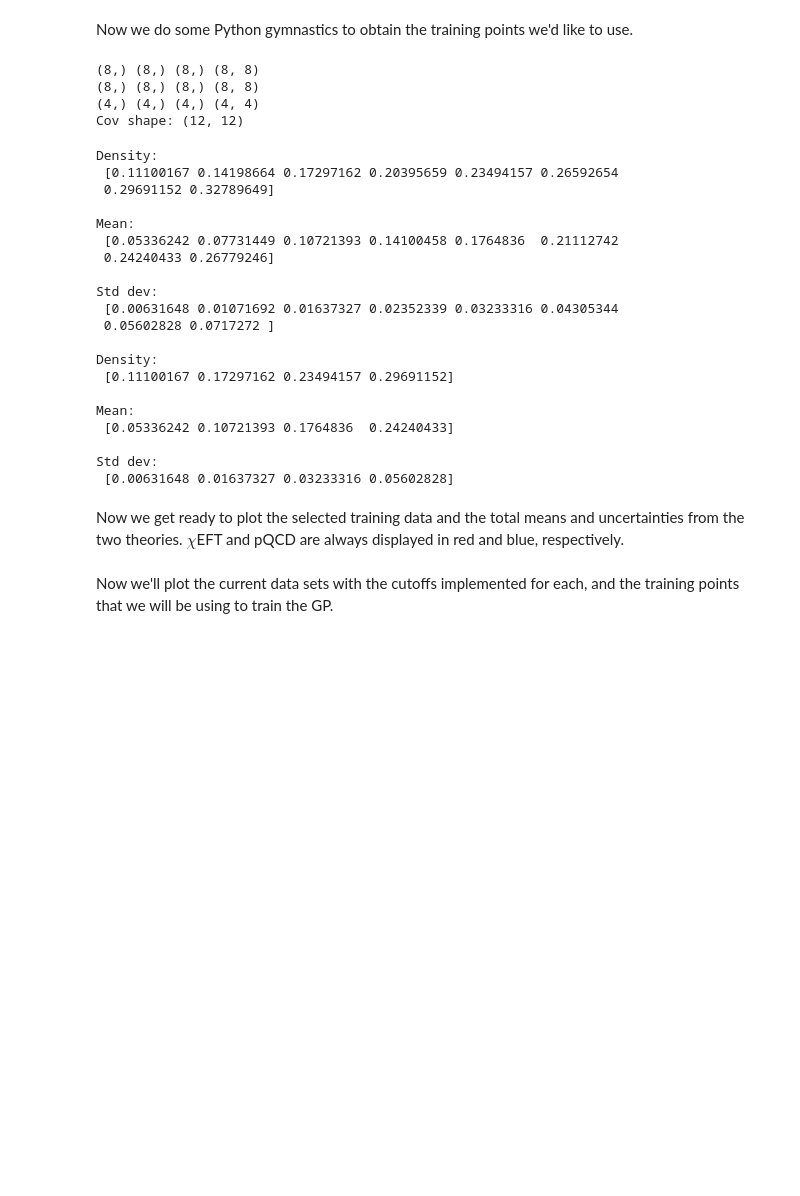
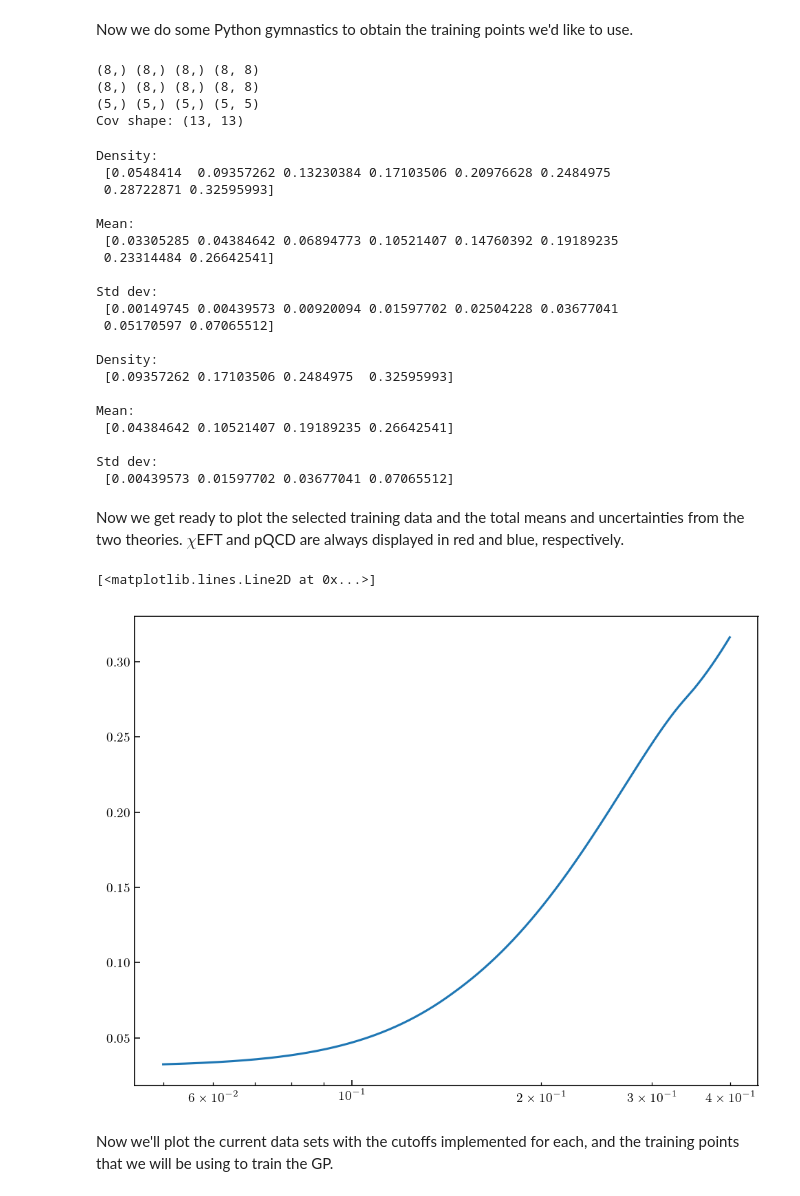
Before and after one commit to asemposki/neutron-rich-bmm, a Jupyter notebook: notebooks/Toy_GP_ANM.ipynb, the cells around one changed output. Saved outputs shown, nothing was run; the diff lists cells and outputs as text; code cells hidden in the pictures; blank space fills up the shorter version.

```diff
--- a/notebooks/Toy_GP_ANM.ipynb
+++ b/notebooks/Toy_GP_ANM.ipynb
@@ -73,16 +73,16 @@ data_xeft_2 = {
     'cov': data_xeft['cov'][::2,::2]
 }
 
-cutoff = 40
-chiral_tr_data, pqcd_tr_data, training_data_full = gp_data(data_xeft_2, data_pqcd, cutoff, all_orders=False)
+cutoff = 20
+chiral_tr_data, pqcd_tr_data, training_data_full = gp_data(data_xeft_2, data_pqcd, cutoff, all_orders=False, matter='ANM')
 
 # assign testing array (no equal points in training)
 density_test = np.linspace(0.05, 0.4, 600)[:-1]
 # %% [output]
 (8,) (8,) (8,) (8, 8)
 (8,) (8,) (8,) (8, 8)
-(4,) (4,) (4,) (4, 4)
-Cov shape: (12, 12)
+(5,) (5,) (5,) (5, 5)
+Cov shape: (13, 13)
 # %%
 # cut the pQCD data out for now
 training_data_2 = {
@@ -103,12 +103,12 @@ training_data_2 = {
 # assign testing array (no equal points in training)
 density_test = np.linspace(0.05, 0.40, 600)[:-1]
 
-# cut this in half to obtain starting data
+# make training data out of the first set
 training_data = {
-    'dens': training_data_2['dens'][::2],
-    'mean': training_data_2['mean'][::2],
-    'std': training_data_2['std'][::2],
-    'cov': training_data_2['cov'][::2,::2]
+    'dens': chiral_tr_data['dens'][1::2],
+    'mean': chiral_tr_data['mean'][1::2],
+    'std': chiral_tr_data['std'][1::2],
+    'cov': chiral_tr_data['cov'][1::2,1::2]
 }
 
 # print results to check
@@ -121,25 +121,25 @@ print('\nMean: \n', training_data['mean'])
 print('\nStd dev: \n', training_data['std'])
 # %% [output]
 Density:
- [0.11100167 0.14198664 0.17297162 0.20395659 0.23494157 0.26592654
- 0.29691152 0.32789649]
+ [0.0548414  0.09357262 0.13230384 0.17103506 0.20976628 0.2484975
+ 0.28722871 0.32595993]
 
 Mean:
- [0.05336242 0.07731449 0.10721393 0.14100458 0.1764836  0.21112742
- 0.24240433 0.26779246]
+ [0.03305285 0.04384642 0.06894773 0.10521407 0.14760392 0.19189235
+ 0.23314484 0.26642541]
 
 Std dev:
- [0.00631648 0.01071692 0.01637327 0.02352339 0.03233316 0.04305344
- 0.05602828 0.0717272 ]
+ [0.00149745 0.00439573 0.00920094 0.01597702 0.02504228 0.03677041
+ 0.05170597 0.07065512]
 
 Density:
- [0.11100167 0.17297162 0.23494157 0.29691152]
+ [0.09357262 0.17103506 0.2484975  0.32595993]
 
 Mean:
- [0.05336242 0.10721393 0.1764836  0.24240433]
+ [0.04384642 0.10521407 0.19189235 0.26642541]
 
 Std dev:
- [0.00631648 0.01637327 0.03233316 0.05602828]
+ [0.00439573 0.01597702 0.03677041 0.07065512]
 # %% [markdown]
 Now we get ready to plot the selected training data and the total means and uncertainties from the two theories. $\chi$EFT and pQCD are always displayed in red and blue, respectively.
 # %%
@@ -177,6 +177,35 @@ n_pqcd = data_pqcd['density'][ind_cut:]
 p_mean_pqcd = data_pqcd['mean'][ind_cut:, -1]
 p_stdv_pqcd = data_pqcd['std_dev'][ind_cut:, -1]
 p_cov_pqcd = data_pqcd['cov'][ind_cut:, ind_cut:, -1]
+# %%
+# interpolate the chiral EFT data and make a sigmoid function to convolute this
+def piecewise(x:np.array):
+
+    n_total = np.concatenate((n_xeft, n_pqcd))
+    log_n_total = np.log(n_total)
+
+    p_total = np.concatenate((p_mean_xeft, p_mean_pqcd))
+    dp_total = np.gradient(p_total, n_total, edge_order=2)
+
+    mean_interp = sp.interpolate.interp1d(log_n_total, p_total, kind='cubic', fill_value='extrapolate')
+    #mean_interp = sp.interpolate.CubicHermiteSpline(n_total, p_total, dp_total, extrapolate=True)
+    #mean_interp = sp.interpolate.PchipInterpolator(log_n_total, p_total, extrapolate=True)
+
+    piecewise_result = np.zeros(len(x))
+
+    for i in range(len(x)):
+        piecewise_result[i] = mean_interp(x[i])
+
+    return piecewise_result
+
+plt.xscale('log')
+plt.plot(density_test, piecewise(np.log(density_test)))
+
+# alter the training data using this function
+#y_scaled = training_data_2['mean'] - piecewise(training_data_2['dens'])
+# %% [output]
+[<matplotlib.lines.Line2D at 0x...>]
+[figure, added]
 # %% [markdown]
 Now we'll plot the current data sets with the cutoffs implemented for each, and the training points that we will be using to train the GP.
 # %%
```
Also changed, not shown: parts of 16 cells of this notebook, 3 other files.
